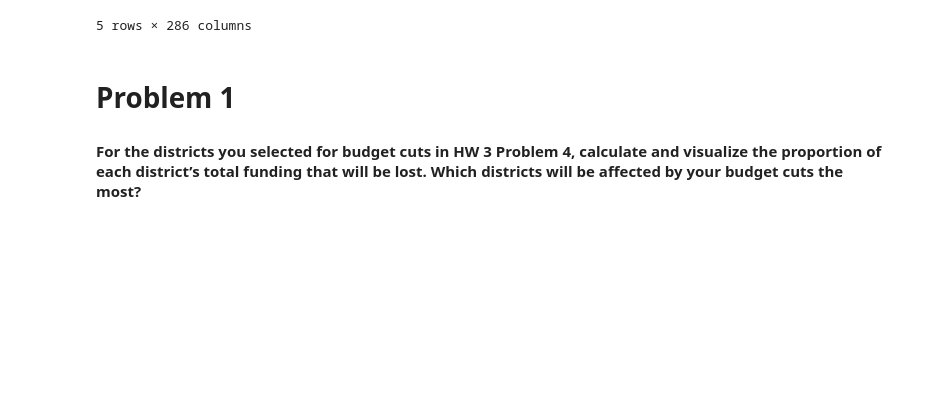
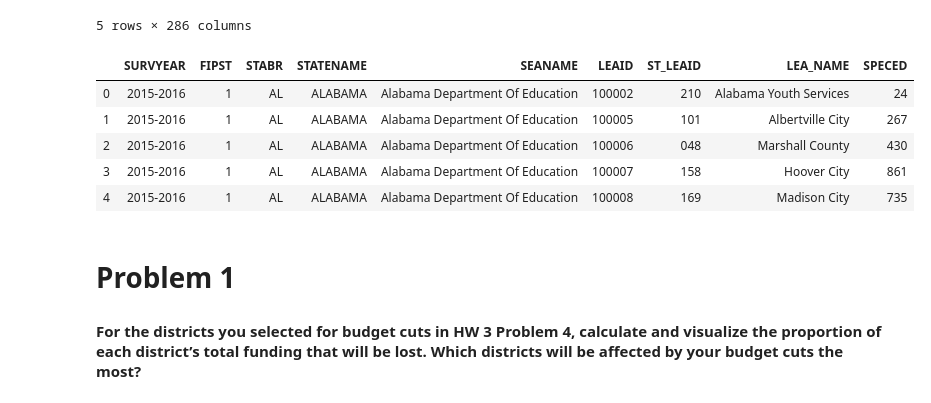
Before and after one commit to sarthakkothari/DS5500, a Jupyter notebook: HW4/HW4.ipynb, the cells around one changed output. Cells and saved outputs as stored; diff of their text form; code cells hidden in the pictures; blank space fills up the shorter version.

```diff
--- a/HW4/HW4.ipynb
+++ b/HW4/HW4.ipynb
@@ -40,6 +40,16 @@ membership.head()
 | 3 | 2015-2016 | 1 | AL | ALABAMA | Alabama Department Of Education | 100007 | 158 | Hoover City | 65 | 942 | ... |
 | 4 | 2015-2016 | 1 | AL | ALABAMA | Alabama Department Of Education | 100008 | 169 | Madison City | 156 | 596 | ... |
 5 rows × 286 columns
+# %%
+disable = pd.read_csv('../data2/ccd_lea_002089_1516_w_1a_011717.csv')
+disable.head()
+# %% [output]
+|  | SURVYEAR | FIPST | STABR | STATENAME | SEANAME | LEAID | ST_LEAID | LEA_NAME | SPECED |
+| 0 | 2015-2016 | 1 | AL | ALABAMA | Alabama Department Of Education | 100002 | 210 | Alabama Youth Services | 24 |
+| 1 | 2015-2016 | 1 | AL | ALABAMA | Alabama Department Of Education | 100005 | 101 | Albertville City | 267 |
+| 2 | 2015-2016 | 1 | AL | ALABAMA | Alabama Department Of Education | 100006 | 048 | Marshall County | 430 |
+| 3 | 2015-2016 | 1 | AL | ALABAMA | Alabama Department Of Education | 100007 | 158 | Hoover City | 861 |
+| 4 | 2015-2016 | 1 | AL | ALABAMA | Alabama Department Of Education | 100008 | 169 | Madison City | 735 |
 # %%
 def parseScore(sc):
     try:
```
Also changed, not shown: parts of 7 cells of this notebook, 1 other file.
